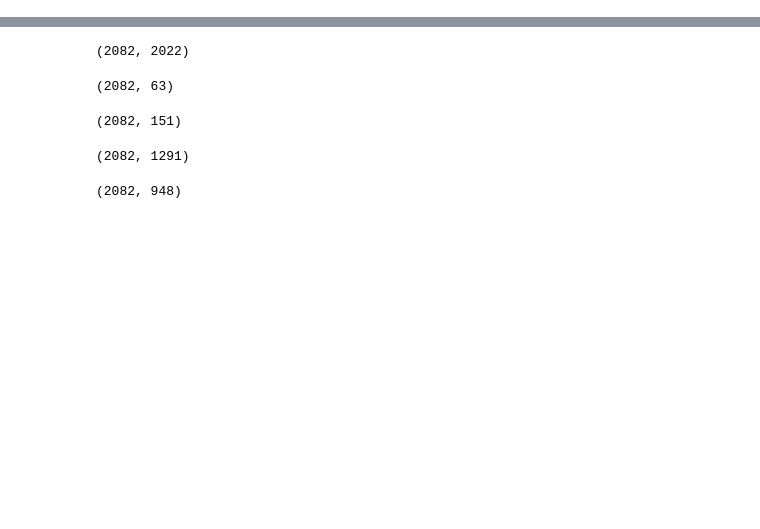
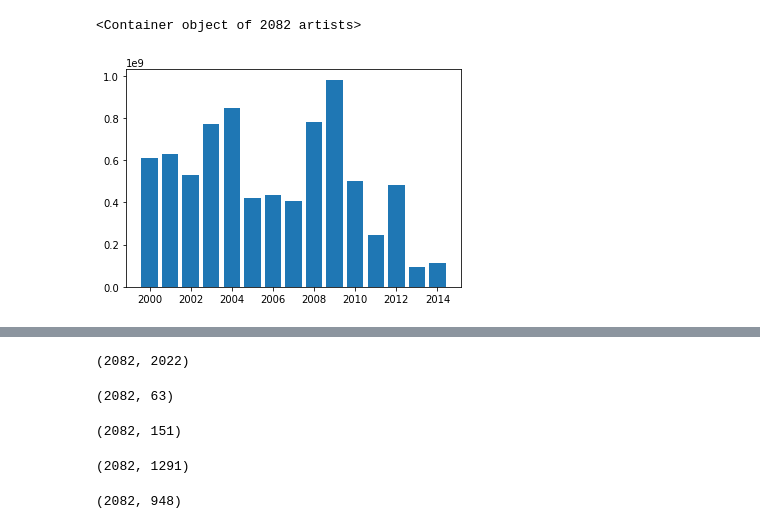
Before and after one commit to jayeshnagpal/Be_project, a Jupyter notebook: Prediction.ipynb, the cells around one changed output, grey strips where cells are left out. Cells and saved outputs as stored; diff of their text form; code cells hidden in the pictures; blank space fills up the shorter version.

```diff
--- a/Prediction.ipynb
+++ b/Prediction.ipynb
@@ -57,0 +66,5 @@ X = df.drop(["rev_totalGross_ADJ"], axis=1).values
+# %%
+plt.bar(df["releaseYear"],Y)
+# %% [output]
+<Container object of 2082 artists>
+[figure, added]
```
Also changed, not shown: parts of 18 cells of this notebook, 1 other file.
